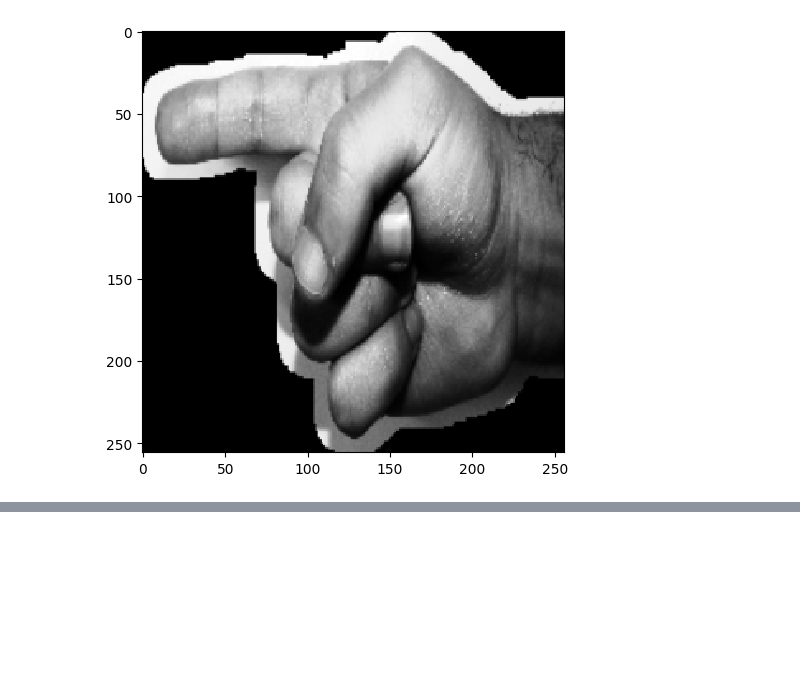
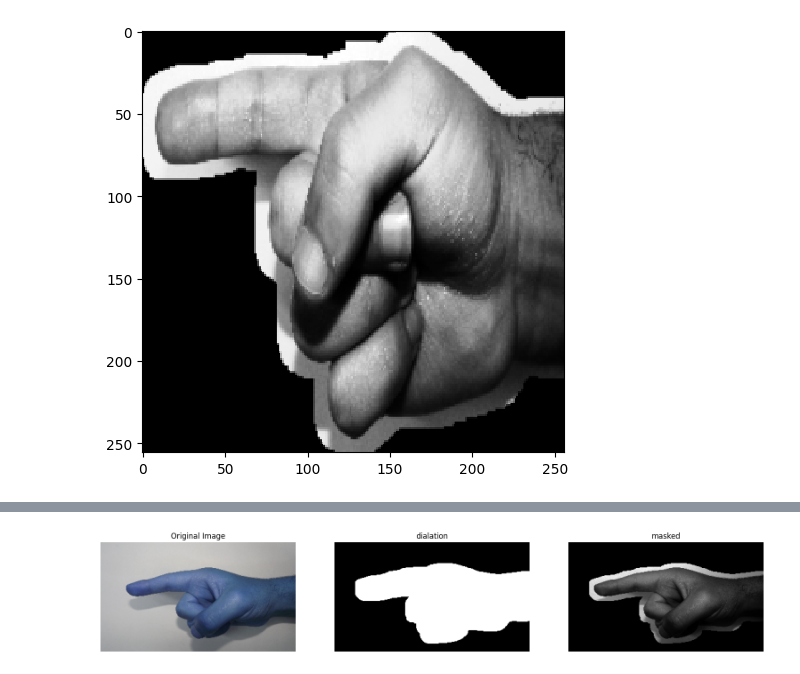
Before and after one commit to MUSTAFA-Hamzawy/Neural-Networks-project, a Jupyter notebook: shadow_removalDialate.ipynb, the cells around one changed output, grey strips where cells are left out. Cells and saved outputs as stored; diff of their text form; code cells hidden in the pictures; blank space fills up the shorter version.

```diff
--- a/shadow_removalDialate.ipynb
+++ b/shadow_removalDialate.ipynb
@@ -121,3 +117,23 @@ io.imshow(preprocessed_image)
 [figure]
 <matplotlib.image.AxesImage at 0x...>
 [figure]
+# %%
+def modified_walid(img):
+    img2 = cv2.resize(img, (320, 180))
+    # shadow_removalDialateimg=shadow_removalDialate(img2)
+    img_gray = cv2.cvtColor(img2, cv2.COLOR_BGR2GRAY)
+    result_image = cv2.equalizeHist(img_gray)
+    # show_images([result_image])
+    img_hls = cv2.cvtColor(img2, cv2.COLOR_BGR2HLS)
+    # define lower and upper bounds for blue color in HLS format
+    lower_blue = np.array([0, 0, 60])
+    upper_blue = np.array([20, 255, 255])
+    # create a mask for blue color in HLS format
+    mask = cv2.inRange(img_hls, lower_blue, upper_blue)
+    # daialation
+    kernel = np.ones((3,3),np.uint8)
+    mask = cv2.dilate(mask,kernel,iterations = 8)
+    # apply the mask to the original image
+    result = cv2.bitwise_and(result_image, result_image, mask=mask)
+    # show_images([img2, mask, result], ["Original Image", "dialation", "masked"])
+    # apply canny edge detection
@@ -123,0 +163,5 @@ io.imshow(preprocessed_image)
+# %%
+img = cv2.imread('../Dataset_0-5/men/1/1_men (3).JPG')
+modified_walid(img)
+# %% [output]
+[figure, added]
```
Also changed, not shown: parts of 7 cells of this notebook, 3 other files.
